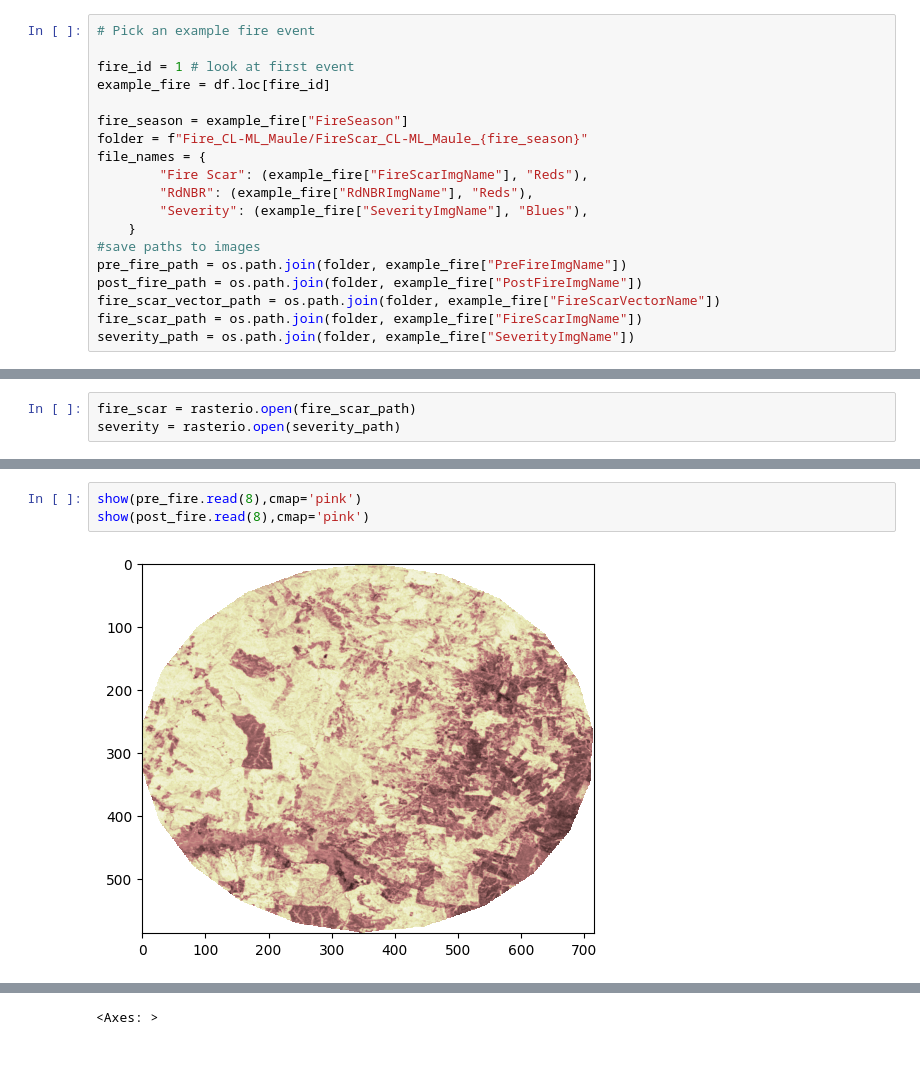
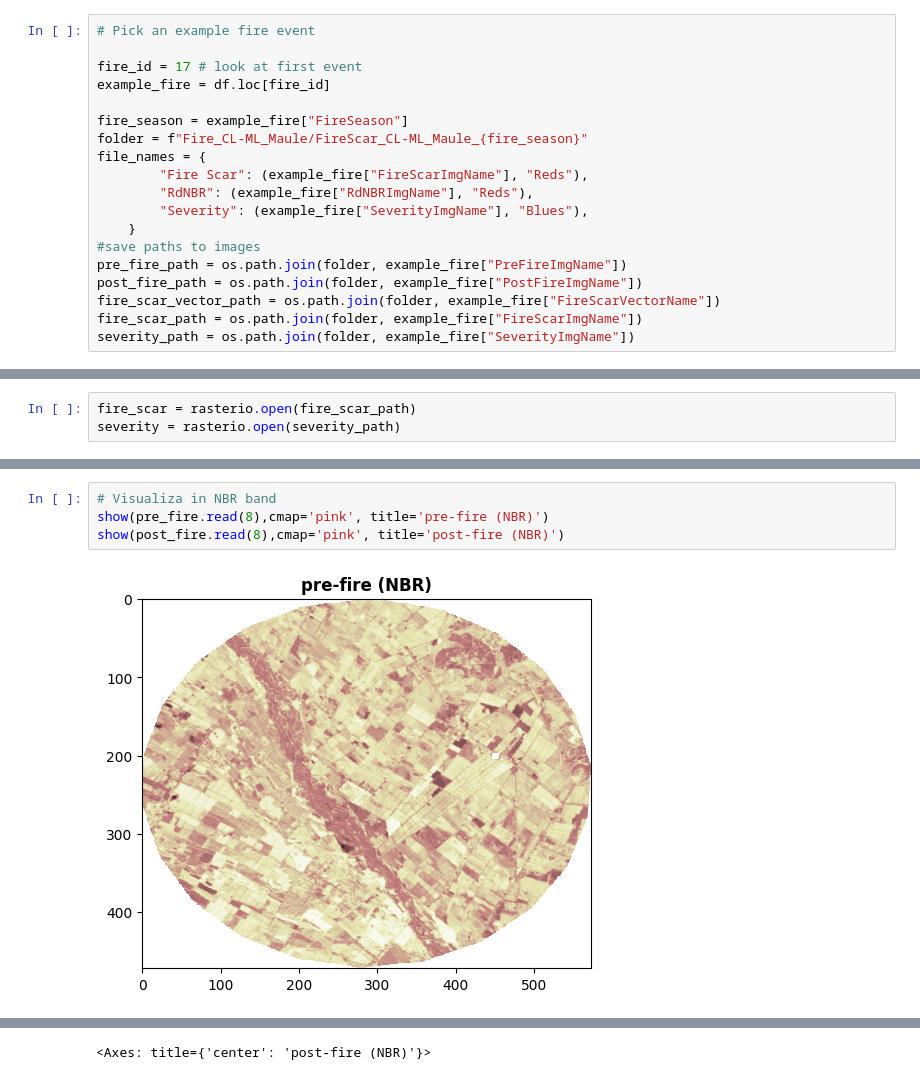
Before and after one commit to abbystokes/wildfire-risk-ml, a Jupyter notebook: data_preprocessing.ipynb, the cells around one changed output, grey strips where cells are left out. Drawn from its saved outputs; the diff is of its cells as text.

```diff
--- a/data_preprocessing.ipynb
+++ b/data_preprocessing.ipynb
@@ -25,7 +31,7 @@ df = df.reset_index()
 # %%
 # Pick an example fire event
 
-fire_id = 1 # look at first event
+fire_id = 17 # look at first event
 example_fire = df.loc[fire_id]
 
 fire_season = example_fire["FireSeason"]
@@ -141,5 +140,6 @@ show(imgdata)
 # %%
-show(pre_fire.read(8),cmap='pink')
-show(post_fire.read(8),cmap='pink')
+# Visualiza in NBR band
+show(pre_fire.read(8),cmap='pink', title='pre-fire (NBR)')
+show(post_fire.read(8),cmap='pink', title='post-fire (NBR)')
 # %% [output]
-[figure, old version]
+[figure, new version]
@@ -147,3 +147,3 @@ show(post_fire.read(8),cmap='pink')
-<Axes: >
+<Axes: title={'center': 'post-fire (NBR)'}>
 # %%
 transform = pre_fire.transform
```
Also changed, not shown: parts of 24 cells of this notebook, 3 other files.
